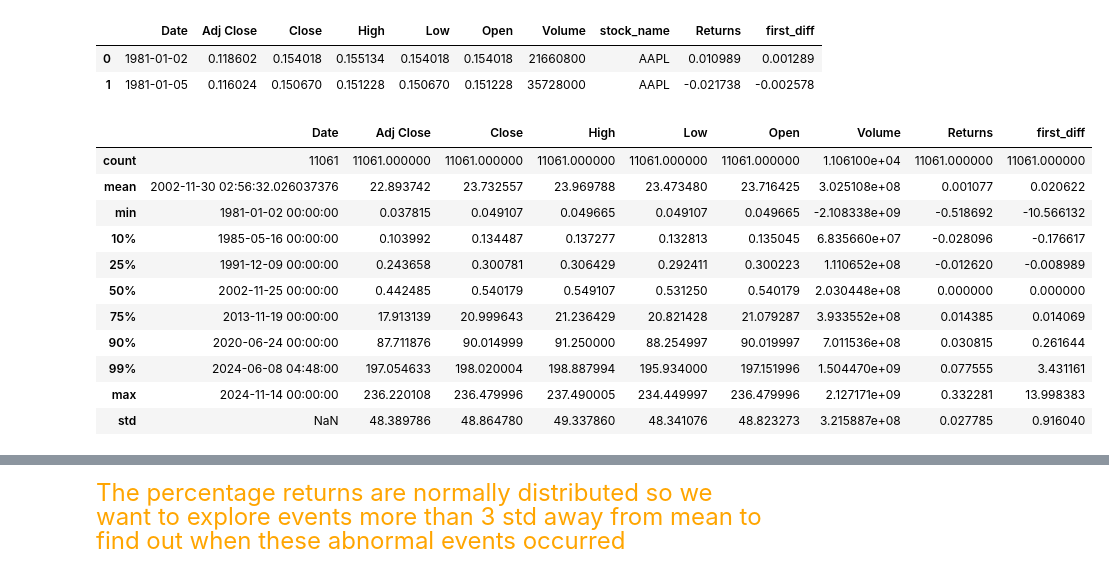
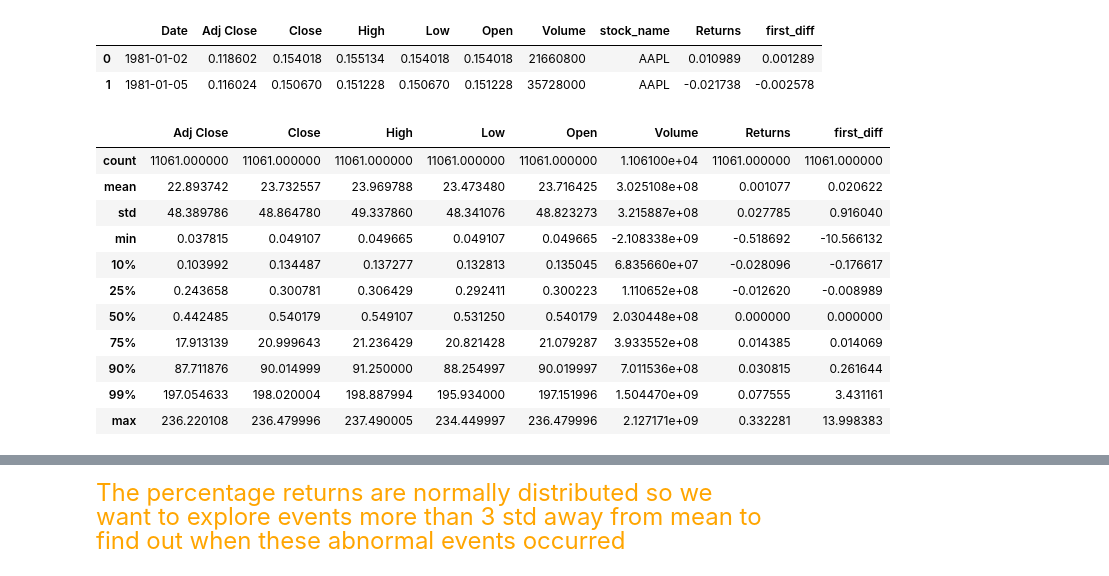
Before and after one commit to Lyndon-Fernandes/CS3AM_new, a Jupyter notebook: notebooks/01_arima_modeling.ipynb, the cells around one changed output, grey strips where cells are left out. Saved outputs shown, nothing was run; the diff lists cells and outputs as text; code cells hidden in the pictures.

```diff
--- a/notebooks/01_arima_modeling.ipynb
+++ b/notebooks/01_arima_modeling.ipynb
@@ -122,17 +130,17 @@ df.head(2)
 | 0 | 1981-01-02 | 0.118602 | 0.154018 | 0.155134 | 0.154018 | 0.154018 | 21660800 | AAPL | 0.010989 | 0.001289 |
 | 1 | 1981-01-05 | 0.116024 | 0.150670 | 0.151228 | 0.150670 | 0.151228 | 35728000 | AAPL | -0.021738 | -0.002578 |
 # %%
-df.describe(percentiles=[0.1, 0.25, 0.5, 0.75, 0.9, 0.99])
+df.iloc[:, 1:].describe(percentiles=[0.1, 0.25, 0.5, 0.75, 0.9, 0.99])
 # %% [output]
-|  | Date | Adj Close | Close | High | Low | Open | Volume | Returns | first_diff |
-| count | 11061 | 11061.000000 | 11061.000000 | 11061.000000 | 11061.000000 | 11061.000000 | 1.106100e+04 | 11061.000000 | 11061.000000 |
-| mean | 2002-11-30 02:56:32.026037376 | 22.893742 | 23.732557 | 23.969788 | 23.473480 | 23.716425 | 3.025108e+08 | 0.001077 | 0.020622 |
-| min | 1981-01-02 00:00:00 | 0.037815 | 0.049107 | 0.049665 | 0.049107 | 0.049665 | -2.108338e+09 | -0.518692 | -10.566132 |
-| 10% | 1985-05-16 00:00:00 | 0.103992 | 0.134487 | 0.137277 | 0.132813 | 0.135045 | 6.835660e+07 | -0.028096 | -0.176617 |
-| 25% | 1991-12-09 00:00:00 | 0.243658 | 0.300781 | 0.306429 | 0.292411 | 0.300223 | 1.110652e+08 | -0.012620 | -0.008989 |
-| 50% | 2002-11-25 00:00:00 | 0.442485 | 0.540179 | 0.549107 | 0.531250 | 0.540179 | 2.030448e+08 | 0.000000 | 0.000000 |
-| 75% | 2013-11-19 00:00:00 | 17.913139 | 20.999643 | 21.236429 | 20.821428 | 21.079287 | 3.933552e+08 | 0.014385 | 0.014069 |
-| 90% | 2020-06-24 00:00:00 | 87.711876 | 90.014999 | 91.250000 | 88.254997 | 90.019997 | 7.011536e+08 | 0.030815 | 0.261644 |
-| 99% | 2024-06-08 04:48:00 | 197.054633 | 198.020004 | 198.887994 | 195.934000 | 197.151996 | 1.504470e+09 | 0.077555 | 3.431161 |
-| max | 2024-11-14 00:00:00 | 236.220108 | 236.479996 | 237.490005 | 234.449997 | 236.479996 | 2.127171e+09 | 0.332281 | 13.998383 |
-| std | NaN | 48.389786 | 48.864780 | 49.337860 | 48.341076 | 48.823273 | 3.215887e+08 | 0.027785 | 0.916040 |
+|  | Adj Close | Close | High | Low | Open | Volume | Returns | first_diff |
+| count | 11061.000000 | 11061.000000 | 11061.000000 | 11061.000000 | 11061.000000 | 1.106100e+04 | 11061.000000 | 11061.000000 |
+| mean | 22.893742 | 23.732557 | 23.969788 | 23.473480 | 23.716425 | 3.025108e+08 | 0.001077 | 0.020622 |
+| std | 48.389786 | 48.864780 | 49.337860 | 48.341076 | 48.823273 | 3.215887e+08 | 0.027785 | 0.916040 |
+| min | 0.037815 | 0.049107 | 0.049665 | 0.049107 | 0.049665 | -2.108338e+09 | -0.518692 | -10.566132 |
+| 10% | 0.103992 | 0.134487 | 0.137277 | 0.132813 | 0.135045 | 6.835660e+07 | -0.028096 | -0.176617 |
+| 25% | 0.243658 | 0.300781 | 0.306429 | 0.292411 | 0.300223 | 1.110652e+08 | -0.012620 | -0.008989 |
+| 50% | 0.442485 | 0.540179 | 0.549107 | 0.531250 | 0.540179 | 2.030448e+08 | 0.000000 | 0.000000 |
+| 75% | 17.913139 | 20.999643 | 21.236429 | 20.821428 | 21.079287 | 3.933552e+08 | 0.014385 | 0.014069 |
+| 90% | 87.711876 | 90.014999 | 91.250000 | 88.254997 | 90.019997 | 7.011536e+08 | 0.030815 | 0.261644 |
+| 99% | 197.054633 | 198.020004 | 198.887994 | 195.934000 | 197.151996 | 1.504470e+09 | 0.077555 | 3.431161 |
+| max | 236.220108 | 236.479996 | 237.490005 | 234.449997 | 236.479996 | 2.127171e+09 | 0.332281 | 13.998383 |
```
Also changed, not shown: parts of 71 cells of this notebook, 11 other files.
